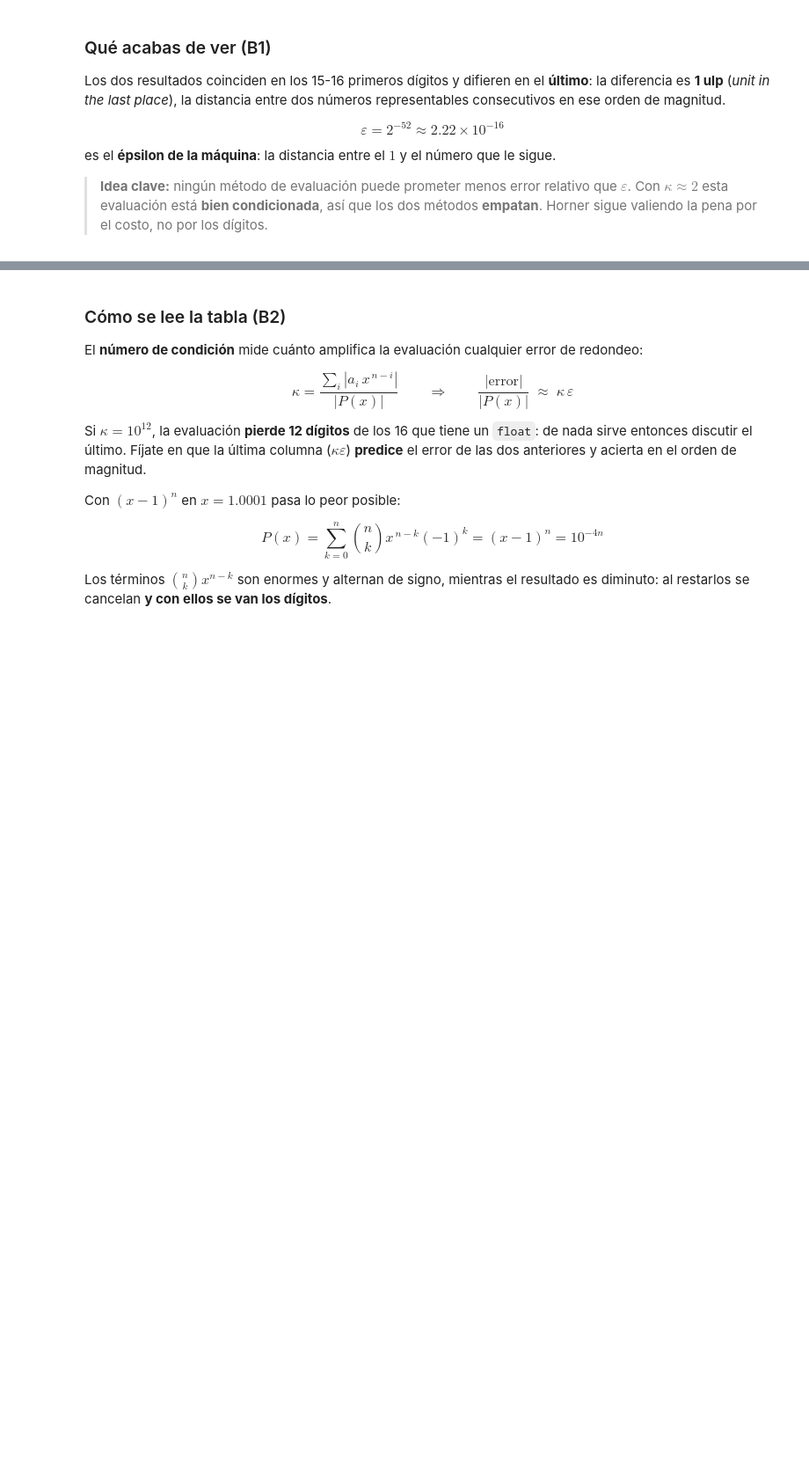
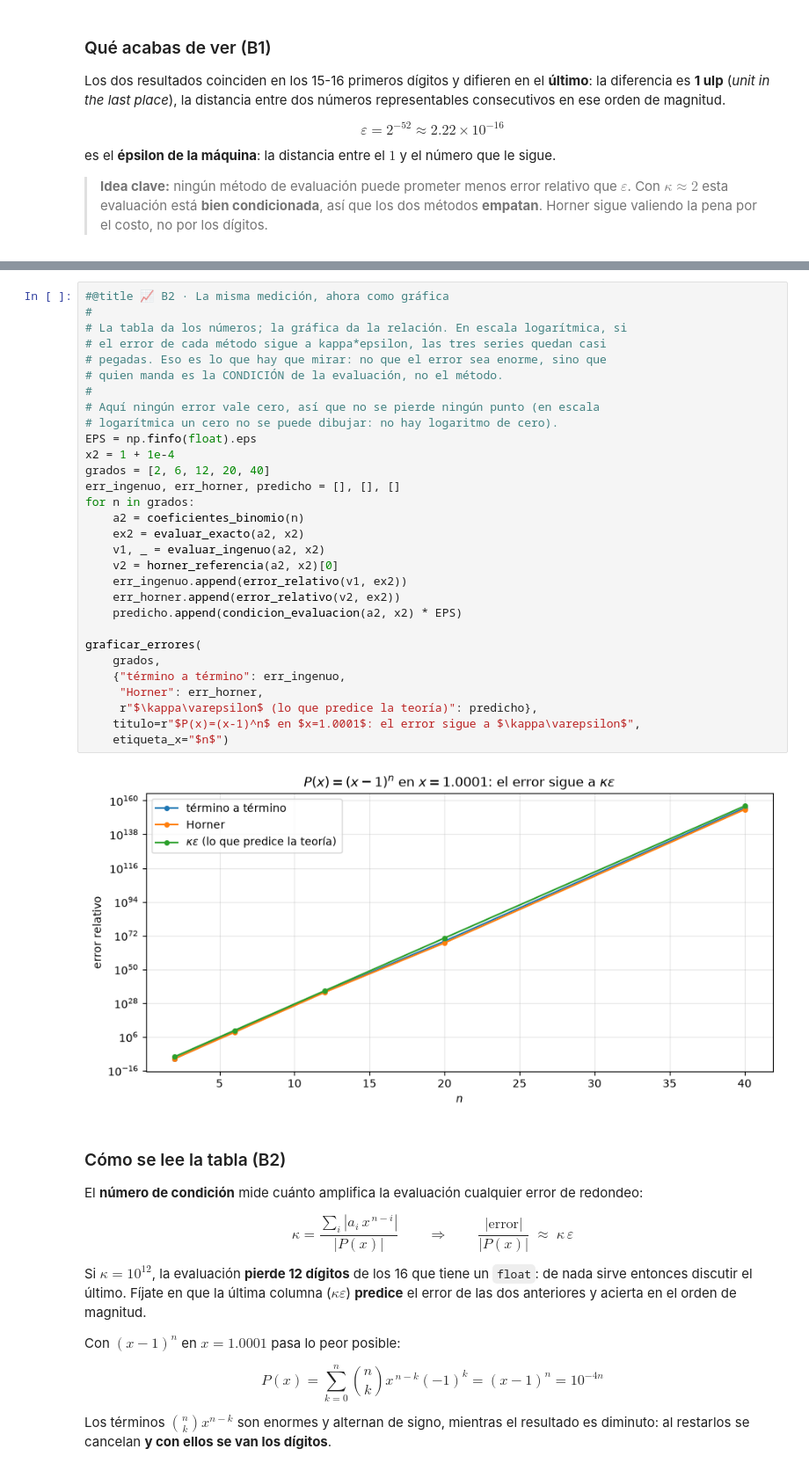
Before and after one commit to ITH-MGL-MN/U2_T3A, a Jupyter notebook: U2_T3A.ipynb, the cells around one changed output, grey strips where cells are left out. Shown: that part at 88% size. Drawn from its saved outputs; the diff is of its cells as text; blank space fills up the shorter version.

```diff
--- a/U2_T3A.ipynb
+++ b/U2_T3A.ipynb
@@ -604,3 +614,35 @@ n    kappa        ingenuo       Horner        kappa*eps
+# %%
+#@title 📈 B2 · La misma medición, ahora como gráfica
+#
+# La tabla da los números; la gráfica da la relación. En escala logarítmica, si
+# el error de cada método sigue a kappa*epsilon, las tres series quedan casi
+# pegadas. Eso es lo que hay que mirar: no que el error sea enorme, sino que
+# quien manda es la CONDICIÓN de la evaluación, no el método.
+#
+# Aquí ningún error vale cero, así que no se pierde ningún punto (en escala
+# logarítmica un cero no se puede dibujar: no hay logaritmo de cero).
+EPS = np.finfo(float).eps
+x2 = 1 + 1e-4
+grados = [2, 6, 12, 20, 40]
+err_ingenuo, err_horner, predicho = [], [], []
+for n in grados:
+    a2 = coeficientes_binomio(n)
+    ex2 = evaluar_exacto(a2, x2)
+    v1, _ = evaluar_ingenuo(a2, x2)
+    v2 = horner_referencia(a2, x2)[0]
+    err_ingenuo.append(error_relativo(v1, ex2))
+    err_horner.append(error_relativo(v2, ex2))
+    predicho.append(condicion_evaluacion(a2, x2) * EPS)
+
+graficar_errores(
+    grados,
+    {"término a término": err_ingenuo,
+     "Horner": err_horner,
+     r"$\kappa\varepsilon$ (lo que predice la teoría)": predicho},
+    titulo=r"$P(x)=(x-1)^n$ en $x=1.0001$: el error sigue a $\kappa\varepsilon$",
+    etiqueta_x="$n$")
+# %% [output]
+[figure, added]
 # %% [markdown]
 ### Cómo se lee la tabla (B2)
 
```
Also changed, not shown: parts of 5 cells of this notebook, 4 other files.
